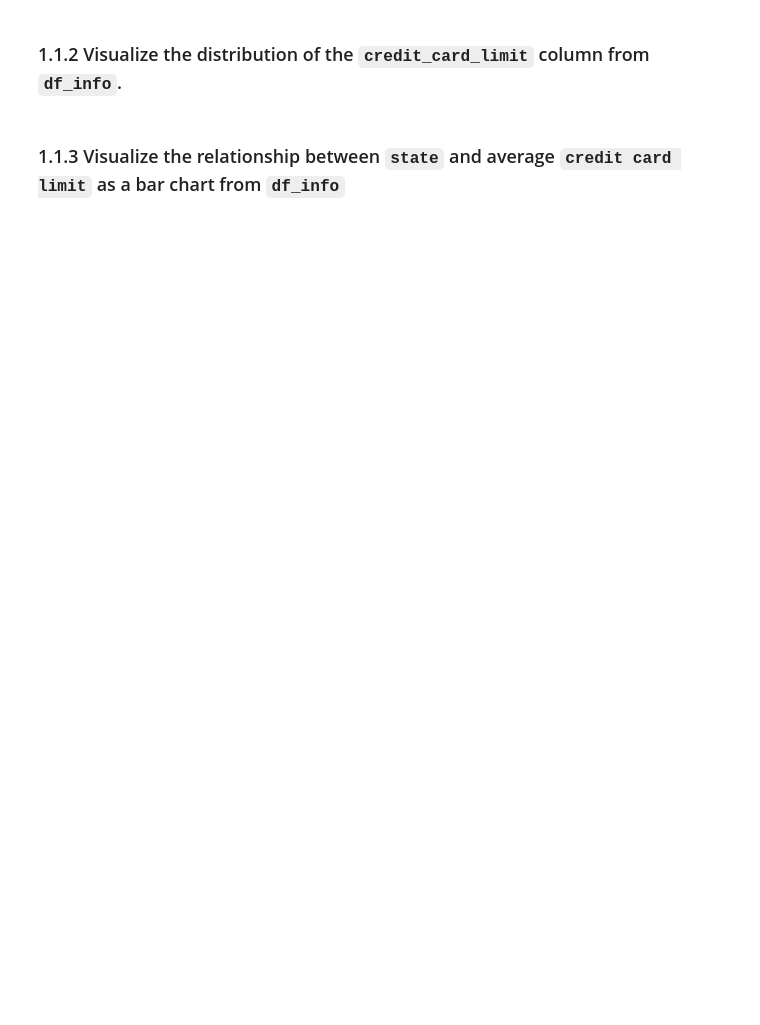
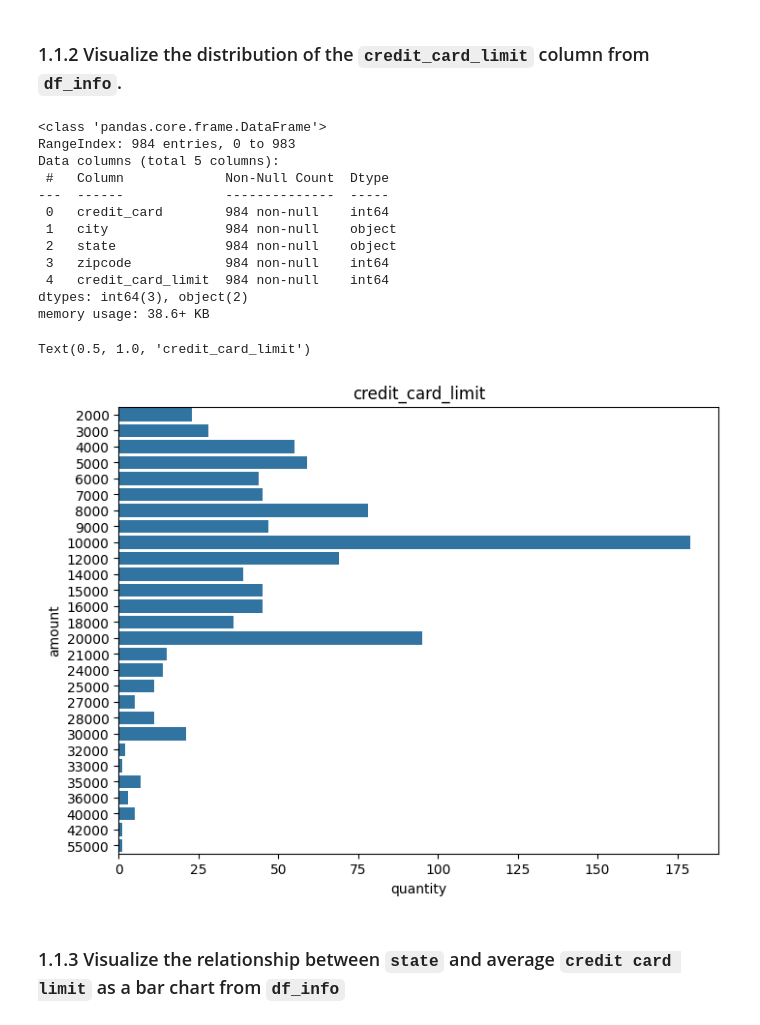
Before and after one commit to unknopu/MAD-labs, a Jupyter notebook: test_MAD_lab_module1.ipynb, the cells around one changed output. Cells and saved outputs as stored; diff of their text form; code cells hidden in the pictures; blank space fills up the shorter version.

````diff
--- a/test_MAD_lab_module1.ipynb
+++ b/test_MAD_lab_module1.ipynb
@@ -53,2 +72,33 @@ df_txn['date'] = pd.to_datetime(df_txn['date'])
+# %%
+#### YOUR CODE IS HERE ####
+
+df_info.info()
+df_credit_card_limit = df_info[['credit_card_limit']]
+# print(df_credit_card_limit)
+# df_info['credit_card_limit'].hist()
+
+plt.figure(figsize=(8,6))
+# plt.plot(df_credit_card_limit, color='blue', label ='data')
+sns.countplot(y="credit_card_limit", data=df_info)
+plt.xlabel('quantity')
+plt.ylabel('amount')
+plt.title('credit_card_limit')
+
+###########################
+# %% [output]
+<class 'pandas.core.frame.DataFrame'>
+RangeIndex: 984 entries, 0 to 983
+Data columns (total 5 columns):
+ #   Column             Non-Null Count  Dtype
+---  ------             --------------  -----
+ 0   credit_card        984 non-null    int64
+ 1   city               984 non-null    object
+ 2   state              984 non-null    object
+ 3   zipcode            984 non-null    int64
+ 4   credit_card_limit  984 non-null    int64
+dtypes: int64(3), object(2)
+memory usage: 38.6+ KB
+Text(0.5, 1.0, 'credit_card_limit')
+[figure, added]
 # %% [markdown]
 ### 1.1.3 Visualize the relationship between ```state``` and average ```credit card limit``` as a bar chart from ```df_info```
````
Also changed, not shown: parts of 6 cells of this notebook.
